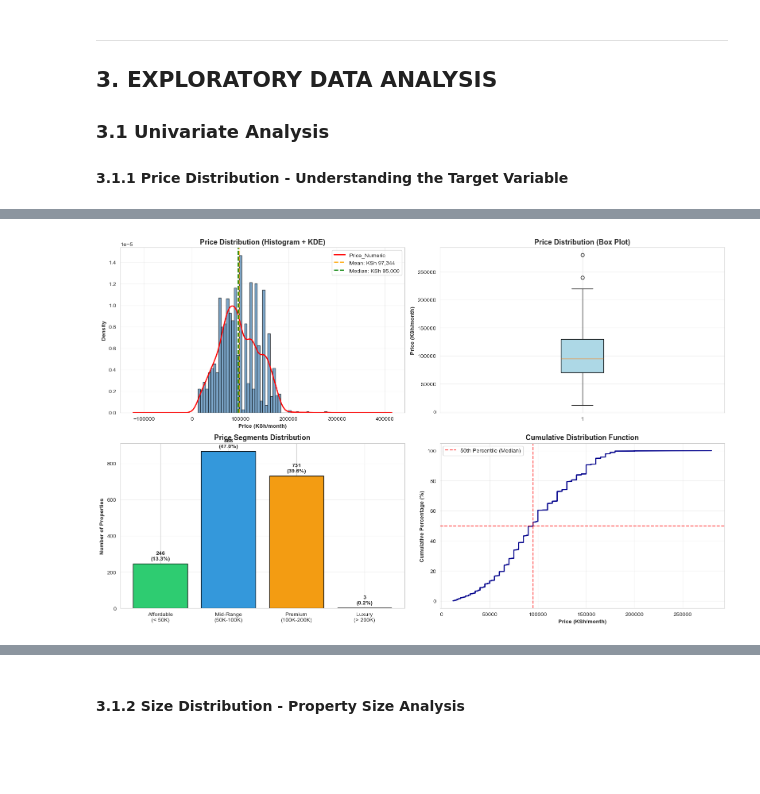
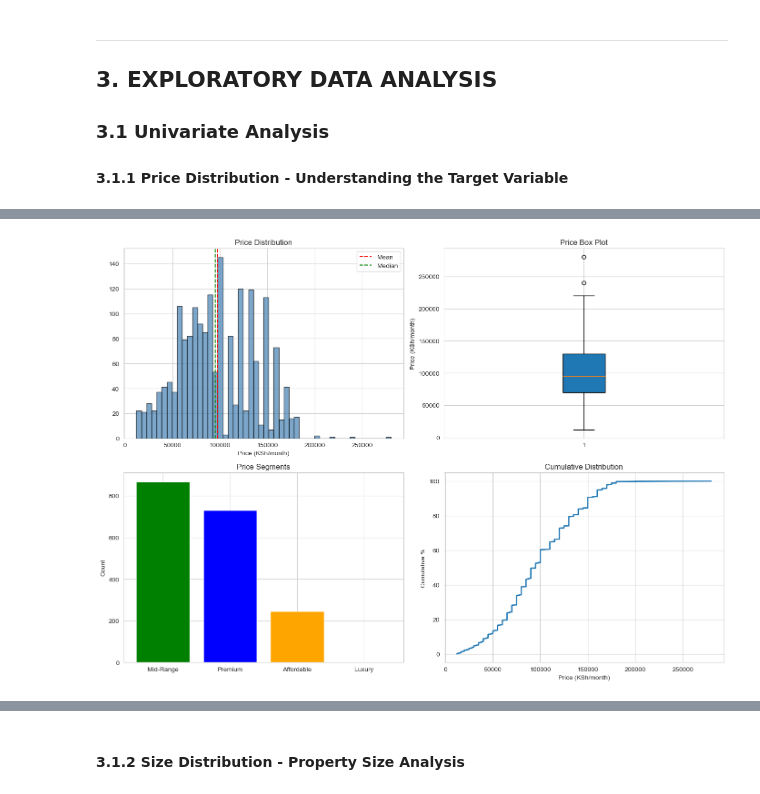
Before and after one commit to marykamithi/nairobi-housing-price-prediction, a Jupyter notebook: Project_Housing_Price_Prediction.ipynb, the cells around one changed output, grey strips where cells are left out. Drawn from its saved outputs; the diff is of its cells as text; code cells hidden in the pictures; blank space fills up the shorter version.

```diff
--- a/Project_Housing_Price_Prediction.ipynb
+++ b/Project_Housing_Price_Prediction.ipynb
@@ -580,19 +166,6 @@ count      1848.000000
 
 Let's load and explore the dataset structure.
 # %%
-# Import required libraries
-import pandas as pd
-import numpy as np
-import matplotlib.pyplot as plt
-import seaborn as sns
-from sklearn.model_selection import train_test_split
-from sklearn.linear_model import LinearRegression
-from sklearn.metrics import r2_score, mean_absolute_error, mean_squared_error
-
-# Set display options
-pd.set_option('display.max_columns', None)
-pd.set_option('display.width', 1000)
-sns.set_style('whitegrid')
-
-print("✓ Libraries imported successfully")
+# Libraries already imported above
+print("✓ Libraries ready")
 # %% [output]
@@ -895,59 +310,40 @@ PRICE DISTRIBUTION ANALYSIS
 # %%
-# Visualize Price Distribution
-fig, axes = plt.subplots(2, 2, figsize=(16, 10))
+# Visualize price distribution
+fig, axes = plt.subplots(2, 2, figsize=(14, 10))
 
-# 1. Histogram with KDE
-axes[0, 0].hist(df_raw['Price_Numeric'].dropna(), bins=50, color='steelblue', alpha=0.7, edgecolor='black', density=True)
-df_raw['Price_Numeric'].dropna().plot(kind='kde', ax=axes[0, 0], color='red', linewidth=2)
-axes[0, 0].axvline(price_mean, color='orange', linestyle='--', linewidth=2, label=f'Mean: KSh {price_mean:,.0f}')
-axes[0, 0].axvline(price_median, color='green', linestyle='--', linewidth=2, label=f'Median: KSh {price_median:,.0f}')
-axes[0, 0].set_title('Price Distribution (Histogram + KDE)', fontweight='bold', fontsize=13)
-axes[0, 0].set_xlabel('Price (KSh/month)', fontweight='bold')
-axes[0, 0].set_ylabel('Density', fontweight='bold')
+# Histogram
+axes[0, 0].hist(df_raw['Price_Numeric'].dropna(), bins=50, color='steelblue', alpha=0.7, edgecolor='black')
+axes[0, 0].axvline(df_raw['Price_Numeric'].mean(), color='red', linestyle='--', label='Mean')
+axes[0, 0].axvline(df_raw['Price_Numeric'].median(), color='green', linestyle='--', label='Median')
+axes[0, 0].set_title('Price Distribution')
+axes[0, 0].set_xlabel('Price (KSh/month)')
 axes[0, 0].legend()
-axes[0, 0].grid(alpha=0.3)
 
-# 2. Box Plot
-bp = axes[0, 1].boxplot(df_raw['Price_Numeric'].dropna(), vert=True, patch_artist=True)
-bp['boxes'][0].set_facecolor('lightblue')
-axes[0, 1].set_title('Price Distribution (Box Plot)', fontweight='bold', fontsize=13)
-axes[0, 1].set_ylabel('Price (KSh/month)', fontweight='bold')
-axes[0, 1].grid(axis='y', alpha=0.3)
+# Box plot
+axes[0, 1].boxplot(df_raw['Price_Numeric'].dropna(), patch_artist=True)
+axes[0, 1].set_title('Price Box Plot')
+axes[0, 1].set_ylabel('Price (KSh/month)')
 
-# 3. Price Segments (Affordable, Mid, Premium, Luxury)
-price_bins = [0, 50000, 100000, 200000, float('inf')]
-price_labels = ['Affordable\n(< 50K)', 'Mid-Range\n(50K-100K)', 'Premium\n(100K-200K)', 'Luxury\n(> 200K)']
-df_raw['Price_Segment'] = pd.cut(df_raw['Price_Numeric'], bins=price_bins, labels=price_labels)
-segment_counts = df_raw['Price_Segment'].value_counts().sort_index()
+# Price segments
+bins = [0, 50000, 100000, 200000, float('inf')]
+labels = ['Affordable', 'Mid-Range', 'Premium', 'Luxury']
+df_raw['Price_Segment'] = pd.cut(df_raw['Price_Numeric'], bins=bins, labels=labels)
+segments = df_raw['Price_Segment'].value_counts()
+axes[1, 0].bar(range(len(segments)), segments.values, color=['green', 'blue', 'orange', 'red'])
+axes[1, 0].set_xticks(range(len(segments)))
+axes[1, 0].set_xticklabels(segments.index)
+axes[1, 0].set_title('Price Segments')
+axes[1, 0].set_ylabel('Count')
 
-axes[1, 0].bar(range(len(segment_counts)), segment_counts.values, color=['#2ecc71', '#3498db', '#f39c12', '#e74c3c'], edgecolor='black')
-axes[1, 0].set_xticks(range(len(segment_counts)))
-axes[1, 0].set_xticklabels(segment_counts.index, fontsize=10)
-axes[1, 0].set_title('Price Segments Distribution', fontweight='bold', fontsize=13)
-axes[1, 0].set_ylabel('Number of Properties', fontweight='bold')
-axes[1, 0].grid(axis='y', alpha=0.3)
-
-# Add counts on bars
-for i, v in enumerate(segment_counts.values):
-    axes[1, 0].text(i, v + 20, f'{v}\n({v/len(df_raw)*100:.1f}%)', ha='center', fontweight='bold')
-
-# 4. Cumulative Distribution
+# Cumulative distribution
 sorted_prices = np.sort(df_raw['Price_Numeric'].dropna())
 cumulative = np.arange(1, len(sorted_prices) + 1) / len(sorted_prices) * 100
-axes[1, 1].plot(sorted_prices, cumulative, color='darkblue', linewidth=2)
-axes[1, 1].axhline(50, color='red', linestyle='--', alpha=0.7, label='50th Percentile (Median)')
-axes[1, 1].axvline(price_median, color='red', linestyle='--', alpha=0.7)
-axes[1, 1].set_title('Cumulative Distribution Function', fontweight='bold', fontsize=13)
-axes[1, 1].set_xlabel('Price (KSh/month)', fontweight='bold')
-axes[1, 1].set_ylabel('Cumulative Percentage (%)', fontweight='bold')
-axes[1, 1].legend()
-axes[1, 1].grid(alpha=0.3)
+axes[1, 1].plot(sorted_prices, cumulative, linewidth=2)
+axes[1, 1].set_title('Cumulative Distribution')
+axes[1, 1].set_xlabel('Price (KSh/month)')
+axes[1, 1].set_ylabel('Cumulative %')
 
 plt.tight_layout()
 plt.show()
-
-print(f"\n📊 Price Segments Breakdown:")
-for label, count in segment_counts.items():
-    print(f"   • {label}: {count} properties ({count/len(df_raw)*100:.1f}%)")
 # %% [output]
-[figure, old version]
+[figure, new version]
```
Also changed, not shown: parts of 22 cells of this notebook.
